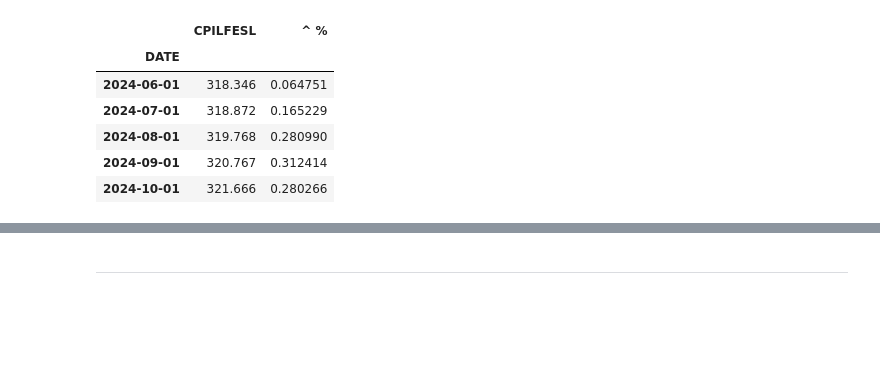
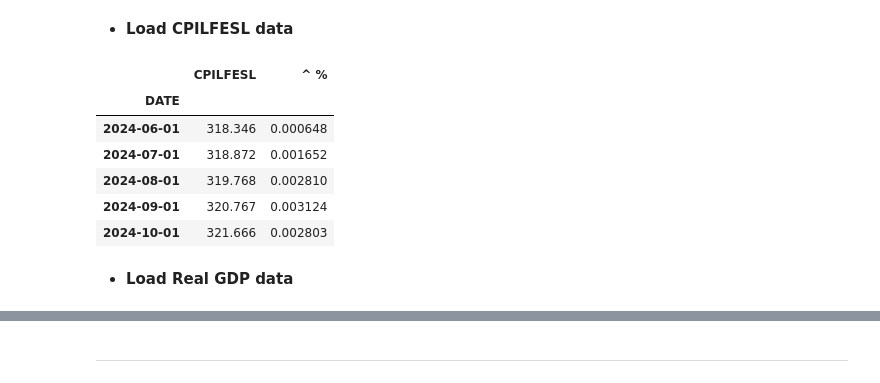
Before and after one commit to mod7ex/macro, a Jupyter notebook: Endogenous/CPILFESL.ipynb, the cells around one changed output, grey strips where cells are left out. Saved outputs shown, nothing was run; the diff lists cells and outputs as text; code cells hidden in the pictures; blank space fills up the shorter version.

```diff
--- a/Endogenous/CPILFESL.ipynb
+++ b/Endogenous/CPILFESL.ipynb
@@ -6,17 +8,21 @@ plt.style.use('dark_background')
+# %% [markdown]
+- **Load CPILFESL data**
 # %%
 CPILFESL_df = pd.read_csv('data/inflation/CPILFESL.csv')
 
 CPILFESL_df['DATE'] = pd.to_datetime(CPILFESL_df['DATE'])
 CPILFESL_df.set_index('DATE', inplace=True)
 
-CPILFESL_df['^ %'] = CPILFESL_df['CPILFESL'].pct_change() * 100
+CPILFESL_df['^ %'] = CPILFESL_df['CPILFESL'].pct_change()
 
 CPILFESL_df.tail()
 # %% [output]
 |  | CPILFESL | ^ % |
 | DATE |  |  |
-| 2024-06-01 | 318.346 | 0.064751 |
-| 2024-07-01 | 318.872 | 0.165229 |
-| 2024-08-01 | 319.768 | 0.280990 |
-| 2024-09-01 | 320.767 | 0.312414 |
-| 2024-10-01 | 321.666 | 0.280266 |
+| 2024-06-01 | 318.346 | 0.000648 |
+| 2024-07-01 | 318.872 | 0.001652 |
+| 2024-08-01 | 319.768 | 0.002810 |
+| 2024-09-01 | 320.767 | 0.003124 |
+| 2024-10-01 | 321.666 | 0.002803 |
+# %% [markdown]
+- **Load Real GDP data**
```
Also changed, not shown: parts of 25 cells of this notebook.
